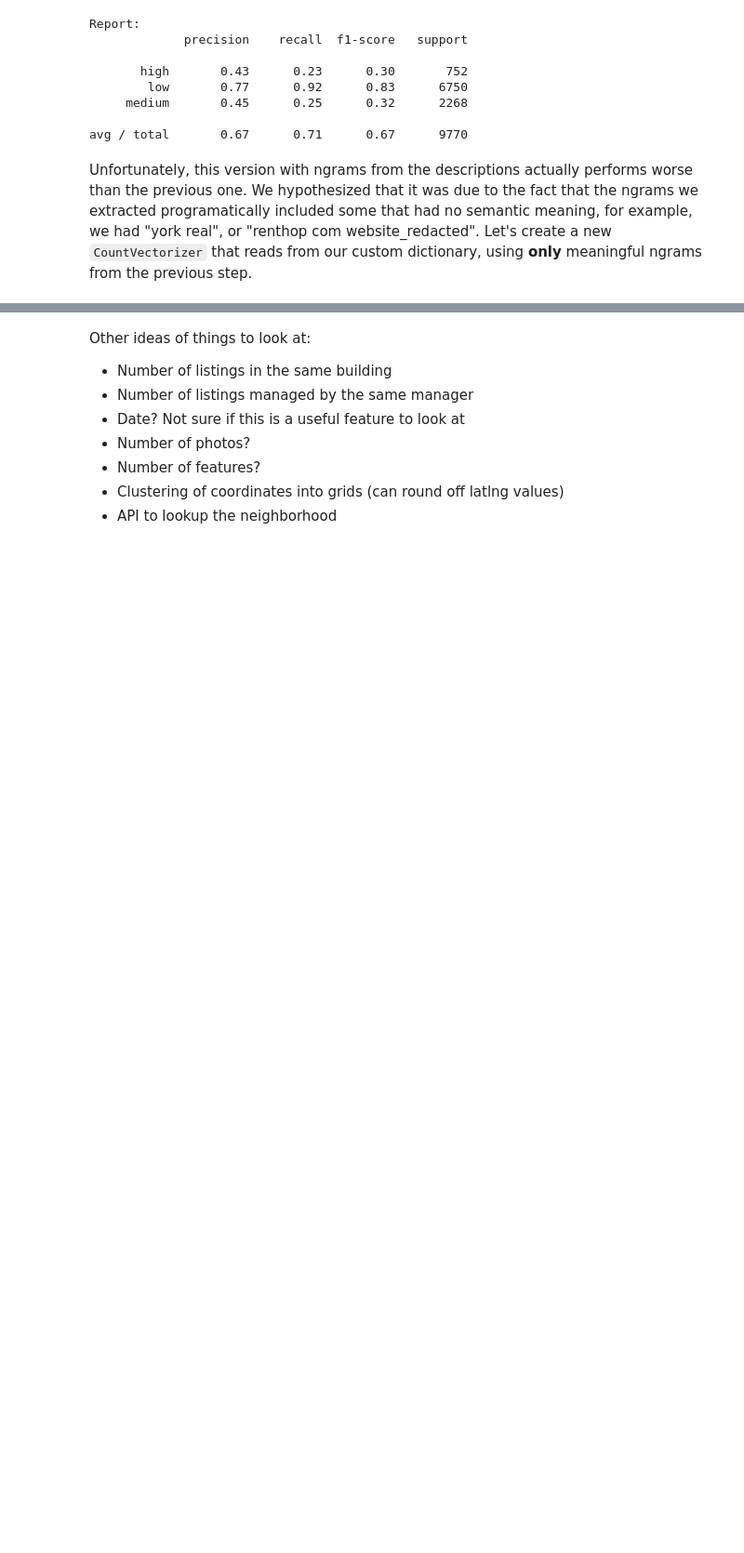
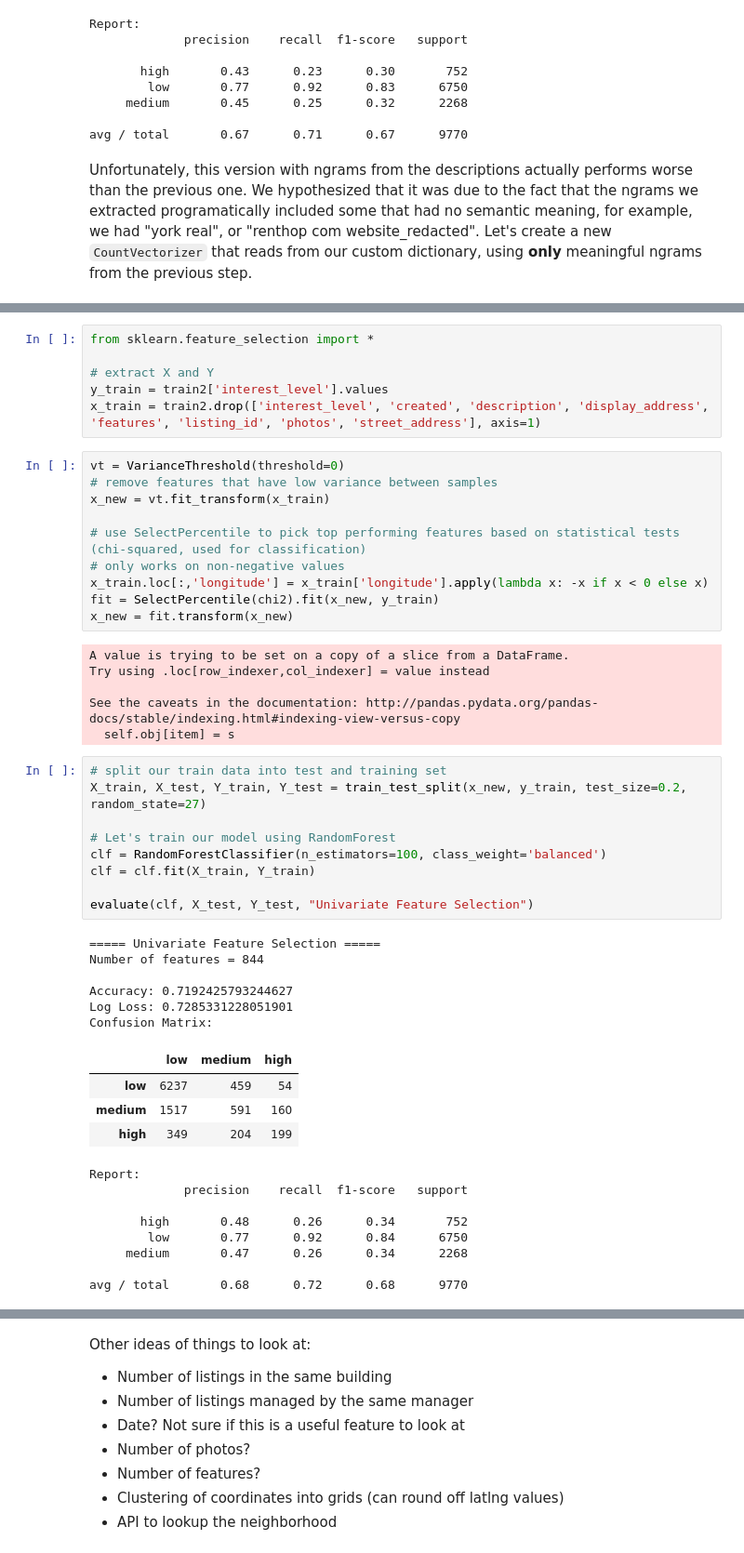
Before and after one commit to ningjung/renthop-kaggle-team-project, a Jupyter notebook: Project 2 Final Report.ipynb, the cells around one changed output, grey strips where cells are left out. Shown at 93% size. Cells and saved outputs as stored; diff of their text form; blank space fills up the shorter version.

Commit message:
univariate feature selection

```diff
--- a/Project 2 Final Report.ipynb
+++ b/Project 2 Final Report.ipynb
@@ -575,0 +630,50 @@ avg / total       0.67      0.71      0.68      9770
+# %%
+from sklearn.feature_selection import *
+
+# extract X and Y
+y_train = train2['interest_level'].values
+x_train = train2.drop(['interest_level', 'created', 'description', 'display_address', 'features', 'listing_id', 'photos', 'street_address'], axis=1)
+# %%
+vt = VarianceThreshold(threshold=0)
+# remove features that have low variance between samples
+x_new = vt.fit_transform(x_train)
+
+# use SelectPercentile to pick top performing features based on statistical tests (chi-squared, used for classification)
+# only works on non-negative values
+x_train.loc[:,'longitude'] = x_train['longitude'].apply(lambda x: -x if x < 0 else x)
+fit = SelectPercentile(chi2).fit(x_new, y_train)
+x_new = fit.transform(x_new)
+# %% [output]
+A value is trying to be set on a copy of a slice from a DataFrame.
+Try using .loc[row_indexer,col_indexer] = value instead
+
+See the caveats in the documentation: http://pandas.pydata.org/pandas-docs/stable/indexing.html#indexing-view-versus-copy
+  self.obj[item] = s
+# %%
+# split our train data into test and training set
+X_train, X_test, Y_train, Y_test = train_test_split(x_new, y_train, test_size=0.2, random_state=27)
+
+# Let's train our model using RandomForest
+clf = RandomForestClassifier(n_estimators=100, class_weight='balanced')
+clf = clf.fit(X_train, Y_train)
+
+evaluate(clf, X_test, Y_test, "Univariate Feature Selection")
+# %% [output]
+===== Univariate Feature Selection =====
+Number of features = 844
+
+Accuracy: 0.7192425793244627
+Log Loss: 0.7285331228051901
+Confusion Matrix:
+|  | low | medium | high |
+| low | 6237 | 459 | 54 |
+| medium | 1517 | 591 | 160 |
+| high | 349 | 204 | 199 |
+Report:
+             precision    recall  f1-score   support
+
+       high       0.48      0.26      0.34       752
+        low       0.77      0.92      0.84      6750
+     medium       0.47      0.26      0.34      2268
+
+avg / total       0.68      0.72      0.68      9770
```
Also changed, not shown: parts of 7 cells of this notebook.
